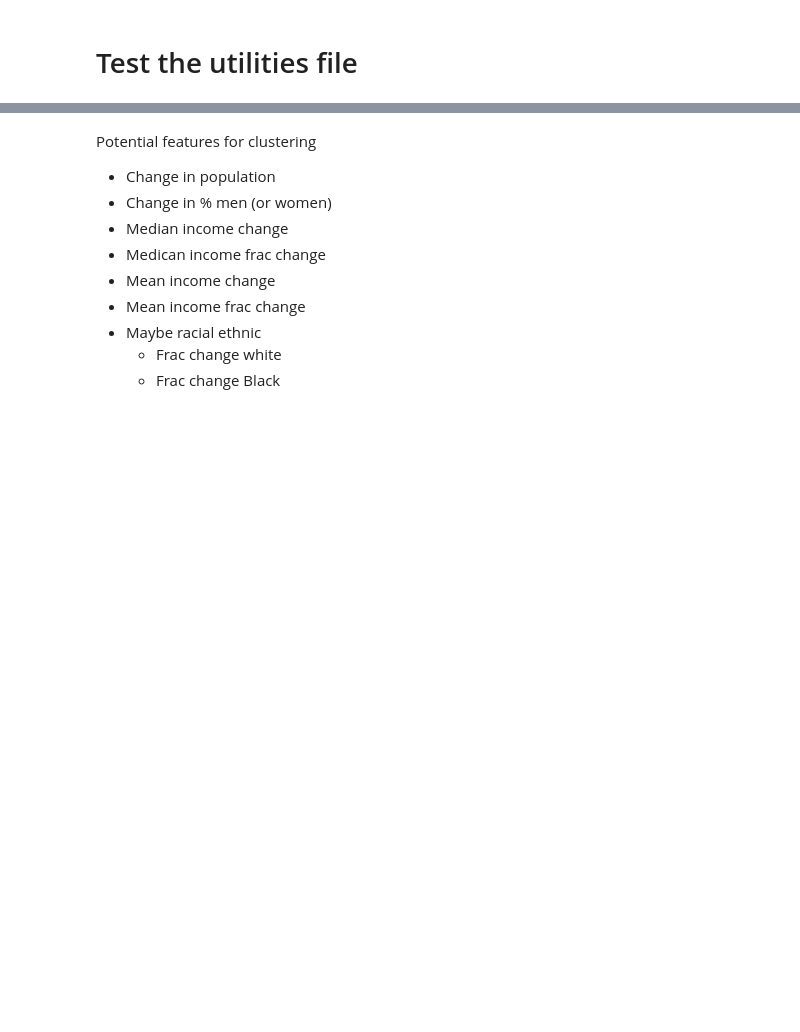
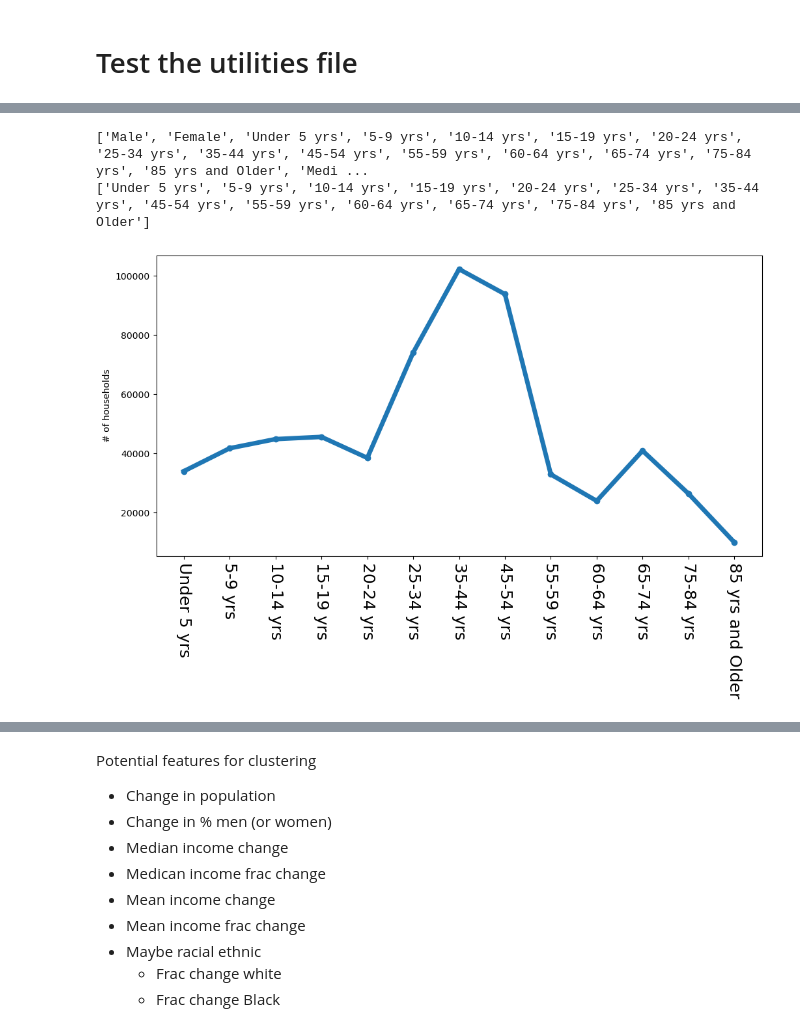
Before and after one commit to BlakeRivers25/SCDV490-FinalProject-BlakeRivers, a Jupyter notebook: bellis_analysis.ipynb, the cells around one changed output, grey strips where cells are left out. Cells and saved outputs as stored; diff of their text form; code cells hidden in the pictures; blank space fills up the shorter version.

```diff
--- a/bellis_analysis.ipynb
+++ b/bellis_analysis.ipynb
@@ -73,29 +200,33 @@ df
 # %%
 plt.figure(figsize=(12,6))
 
 bracket_names = (df.columns).tolist()[2:-1]
 
 print(bracket_names)
 
 # Cut out what we don't need
 bracket_names = bracket_names[2:-2]
 
 print(bracket_names)
 
 
 allstates = df['State'].unique()
 
 state = 'Vermont'
 
 mask = df['State'] == state
 
 values = df[mask][bracket_names].values[0]
 #print(values)
 
 plt.plot(bracket_names,values,'o-',linewidth=5,label=state)
 plt.ylabel('# of households')
 
-plt.xticks(rotation=90, fontsize=18);
+plt.xticks(rotation=-90, fontsize=18);
+# %% [output]
+['Male', 'Female', 'Under 5 yrs', '5-9 yrs', '10-14 yrs', '15-19 yrs', '20-24 yrs', '25-34 yrs', '35-44 yrs', '45-54 yrs', '55-59 yrs', '60-64 yrs', '65-74 yrs', '75-84 yrs', '85 yrs and Older', 'Medi ...
+['Under 5 yrs', '5-9 yrs', '10-14 yrs', '15-19 yrs', '20-24 yrs', '25-34 yrs', '35-44 yrs', '45-54 yrs', '55-59 yrs', '60-64 yrs', '65-74 yrs', '75-84 yrs', '85 yrs and Older']
+[figure, added]
 # %%
 dfnew = df10[['State']].copy()
 # %%
```
Also changed, not shown: parts of 14 cells of this notebook.
